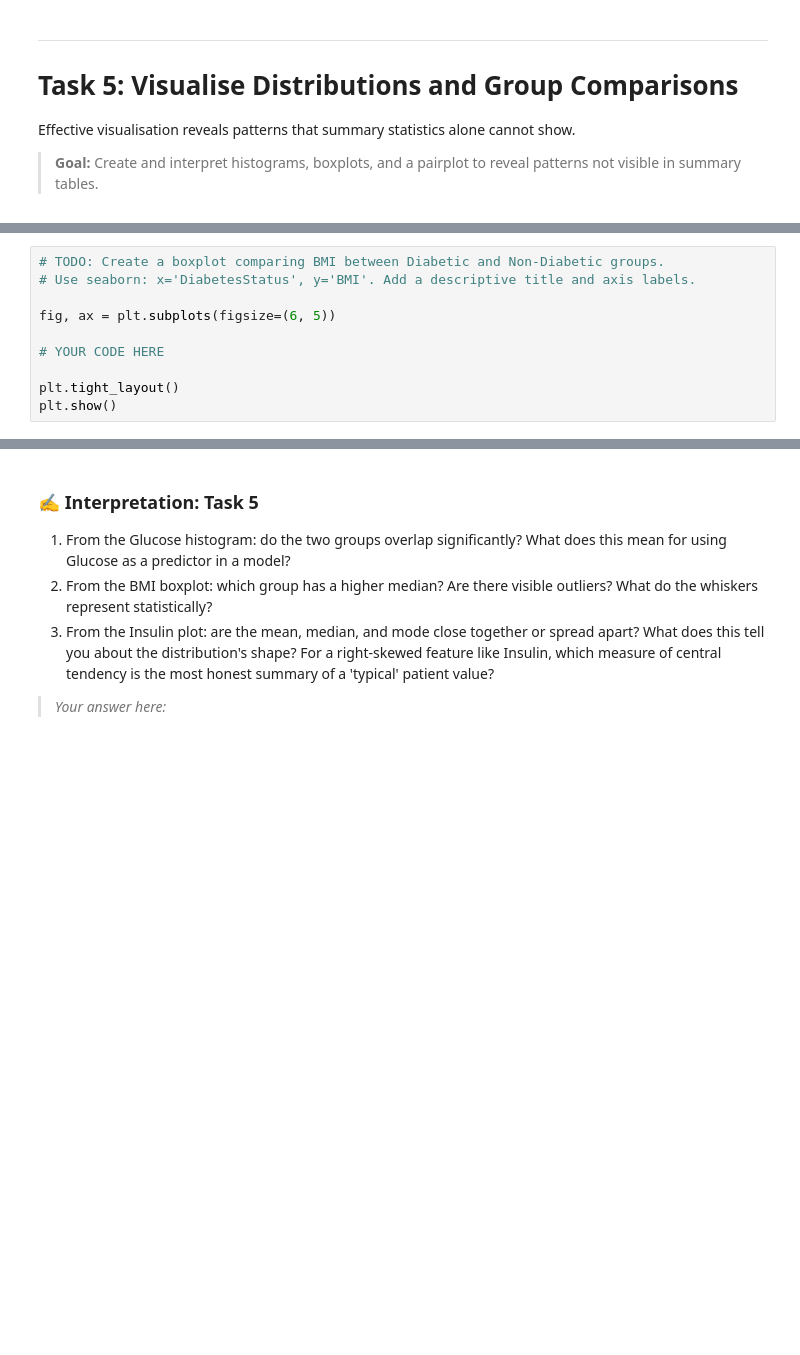
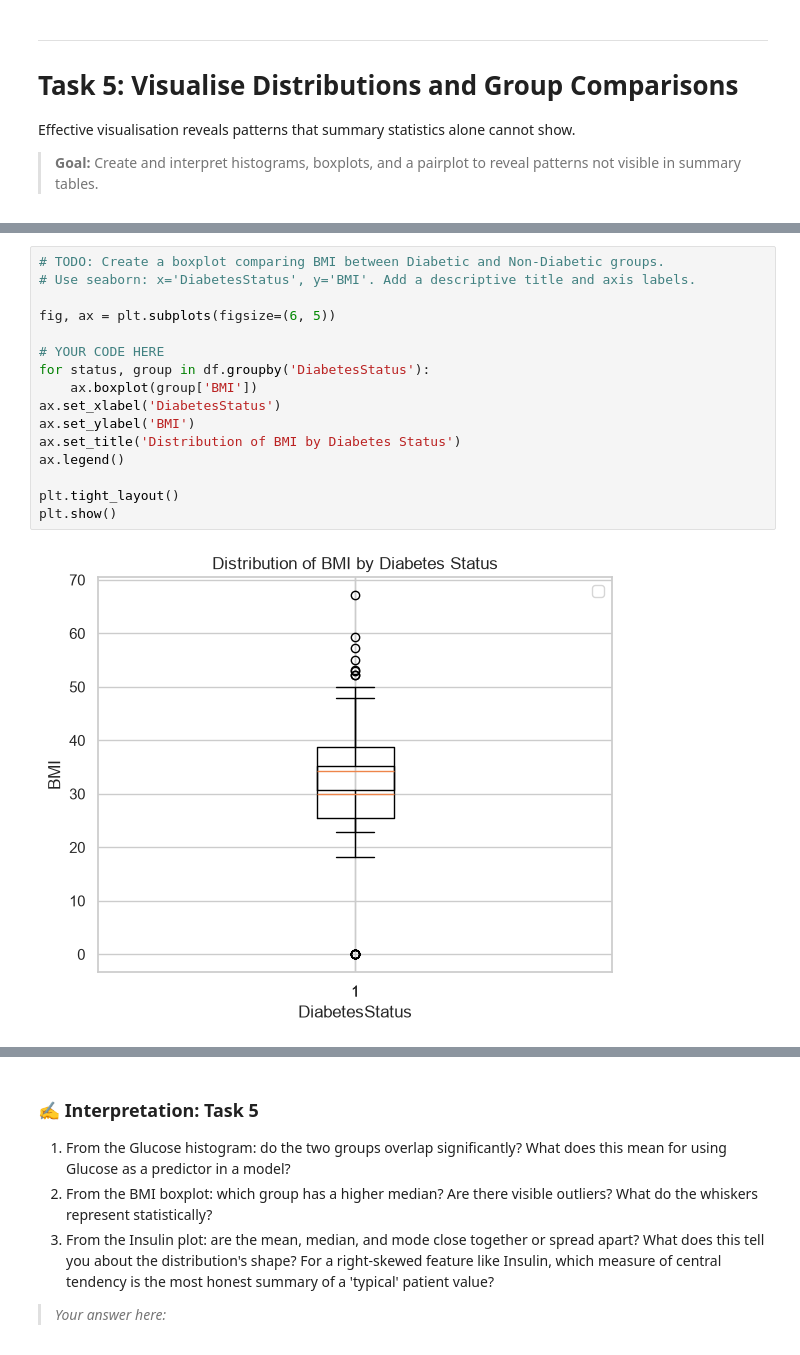
Before and after one commit to fredizenn/Statistics-and-Machine-Learning, a Jupyter notebook: Week-1/Lab-Assignments/module_b.ipynb, the cells around one changed output, grey strips where cells are left out. Saved outputs shown, nothing was run; the diff lists cells and outputs as text; blank space fills up the shorter version.

```diff
--- a/Week-1/Lab-Assignments/module_b.ipynb
+++ b/Week-1/Lab-Assignments/module_b.ipynb
@@ -150,13 +163,21 @@ plt.show()
 # %%
 # TODO: Create a boxplot comparing BMI between Diabetic and Non-Diabetic groups.
 # Use seaborn: x='DiabetesStatus', y='BMI'. Add a descriptive title and axis labels.
 
 fig, ax = plt.subplots(figsize=(6, 5))
 
 # YOUR CODE HERE
+for status, group in df.groupby('DiabetesStatus'):
+    ax.boxplot(group['BMI'])
+ax.set_xlabel('DiabetesStatus')
+ax.set_ylabel('BMI')
+ax.set_title('Distribution of BMI by Diabetes Status')
+ax.legend()
 
 plt.tight_layout()
 plt.show()
+# %% [output]
+[figure, added]
 # %%
 # TODO: Create a 2×2 grid of histograms: one for each of
 # Glucose, BMI, Age, and Insulin — coloured by DiabetesStatus.
```
Also changed, not shown: parts of 7 cells of this notebook.
